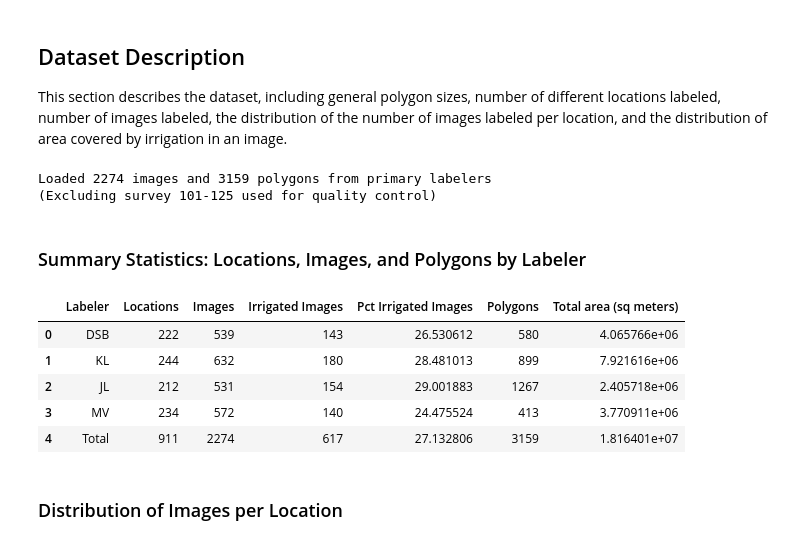
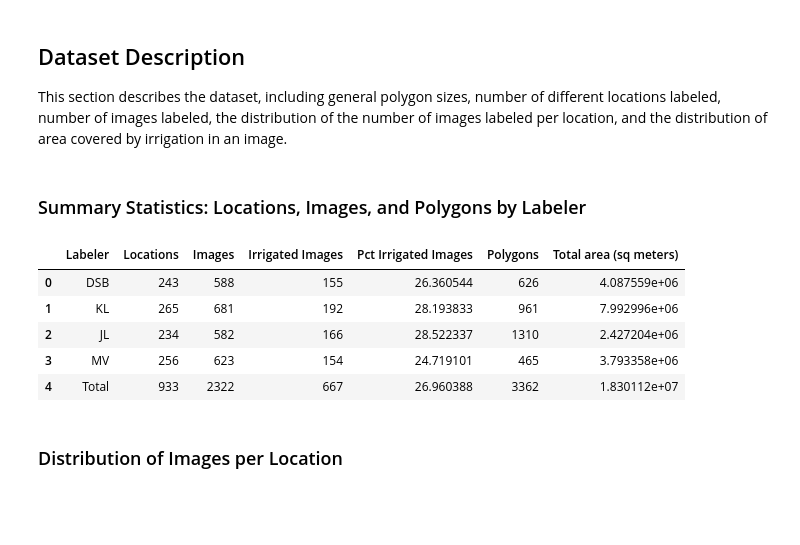
Before and after one commit to aiscend-research/smallholder-irrigation-dataset, a Jupyter notebook: notebooks/results.ipynb, the cells around one changed output. Cells and saved outputs as stored; diff of their text form; code cells hidden in the pictures; blank space fills up the shorter version.

```diff
--- a/notebooks/results.ipynb
+++ b/notebooks/results.ipynb
@@ -124,9 +126,34 @@ primary_labelers = ['DSB', 'KL', 'JL', 'MV']
 irrigation_df = irrigation_table[irrigation_table['operator_initials'].isin(primary_labelers)].copy()
 polygons_df = polygons_table[polygons_table['operator_initials'].isin(primary_labelers)].copy()
 
-# Exclude survey 101-125 which was labeled by all four labelers for quality control
-irrigation_df = irrigation_df[~irrigation_df['source_file'].str.contains('101-125', na=False)]
-polygons_df = polygons_df[~polygons_df['source_file'].str.contains('101-125', na=False)]
+# Create unique image identifier (site + date)
+irrigation_df['image_id'] = (irrigation_df['site_id'] + '_' +
+                             irrigation_df['year'].astype(str) + '-' +
+                             irrigation_df['month'].astype(str).str.zfill(2) + '-' +
+                             irrigation_df['day'].astype(str).str.zfill(2))
+polygons_df['image_id'] = (polygons_df['site_id'] + '_' +
+                           polygons_df['year'].astype(str) + '-' +
+                           polygons_df['month'].astype(str).str.zfill(2) + '-' +
+                           polygons_df['day'].astype(str).str.zfill(2))
+
+# Identify images labeled by multiple people (for reporting)
+images_per_labeler = irrigation_df.groupby('image_id')['operator_initials'].nunique()
+multi_labeled_images = images_per_labeler[images_per_labeler > 1].index
+print(f"Images labeled by multiple labelers: {len(multi_labeled_images)}")
+
+# Deduplicate: keep only one labeler's version per image
+# Priority: KL > MV > DSB > JL (based on QC results - KL had highest precision/recall)
+labeler_priority = {'KL': 1, 'MV': 2, 'DSB': 3, 'JL': 4}
+irrigation_df['labeler_priority'] = irrigation_df['operator_initials'].map(labeler_priority)
+irrigation_df = irrigation_df.sort_values('labeler_priority').drop_duplicates(subset='image_id', keep='first')
+irrigation_df = irrigation_df.drop(columns='labeler_priority')
+
+# For polygons: keep only polygons from the labeler we kept for each image
+kept_image_labelers = irrigation_df.set_index('image_id')['operator_initials'].to_dict()
+polygons_df['keep'] = polygons_df.apply(
+    lambda row: kept_image_labelers.get(row['image_id']) == row['operator_initials'], axis=1
+)
+polygons_df = polygons_df[polygons_df['keep']].drop(columns='keep')
 
 # Add irrigation category labels
 def get_irrigation_category(val):
@@ -145,15 +172,7 @@ def get_irrigation_category(val):
 
 irrigation_df['irrigation_category'] = irrigation_df['irrigation'].apply(get_irrigation_category)
 
-# Create unique image identifier
-irrigation_df['image_id'] = irrigation_df['site_id'] + '_' + irrigation_df['year'].astype(str) + '_' + irrigation_df['month'].astype(str) + '_' + irrigation_df['day'].astype(str)
-polygons_df['image_id'] = polygons_df['site_id'] + '_' + polygons_df['year'].astype(str) + '_' + polygons_df['month'].astype(str) + '_' + polygons_df['day'].astype(str)
-
-print(f"Loaded {len(irrigation_df)} images and {len(polygons_df)} polygons from primary labelers")
-print(f"(Excluding survey 101-125 used for quality control)")
+print(f"After deduplication: {len(irrigation_df)} images and {len(polygons_df)} polygons from primary labelers")
-# %% [output]
-Loaded 2274 images and 3159 polygons from primary labelers
-(Excluding survey 101-125 used for quality control)
 # %% [markdown]
 ### Summary Statistics: Locations, Images, and Polygons by Labeler
 # %%
@@ -169,39 +188,39 @@ for labeler in primary_labelers:
     n_polygons = len(labeler_polygons)
     n_irrigated_images = len(labeler_images[labeler_images['irrigation'] >= 3]) # certainty of 3 and obove is included for our dataset
     pct_irrigated = n_irrigated_images / n_images * 100 if n_images > 0 else 0
 
 
     summary_stats.append({
         'Labeler': labeler,
         'Locations': n_locations,
         'Images': n_images,
         'Irrigated Images': n_irrigated_images,
         'Pct Irrigated Images': pct_irrigated,
         'Polygons': n_polygons,
         'Total area (sq meters)': labeler_polygons['polygon_area_m2'].sum()
     })
 
 # Add total row
 total_stats = {
     'Labeler': 'Total',
     'Locations': irrigation_df['site_id'].nunique(),
-    'Images': len(irrigation_df),
+    'Images': irrigation_df['image_id'].nunique(),
     'Irrigated Images': len(irrigation_df[irrigation_df['irrigation'] >= 3]),
     'Pct Irrigated Images': len(irrigation_df[irrigation_df['irrigation'] >= 3]) / len(irrigation_df) * 100,
     'Polygons': len(polygons_df),
     'Total area (sq meters)': polygons_df['polygon_area_m2'].sum()
 }
 summary_stats.append(total_stats)
 
 summary_df = pd.DataFrame(summary_stats)
 summary_df
 # %% [output]
 |  | Labeler | Locations | Images | Irrigated Images | Pct Irrigated Images | Polygons | Total area (sq meters) |
-| 0 | DSB | 222 | 539 | 143 | 26.530612 | 580 | 4.065766e+06 |
-| 1 | KL | 244 | 632 | 180 | 28.481013 | 899 | 7.921616e+06 |
-| 2 | JL | 212 | 531 | 154 | 29.001883 | 1267 | 2.405718e+06 |
-| 3 | MV | 234 | 572 | 140 | 24.475524 | 413 | 3.770911e+06 |
-| 4 | Total | 911 | 2274 | 617 | 27.132806 | 3159 | 1.816401e+07 |
+| 0 | DSB | 243 | 588 | 155 | 26.360544 | 626 | 4.087559e+06 |
+| 1 | KL | 265 | 681 | 192 | 28.193833 | 961 | 7.992996e+06 |
+| 2 | JL | 234 | 582 | 166 | 28.522337 | 1310 | 2.427204e+06 |
+| 3 | MV | 256 | 623 | 154 | 24.719101 | 465 | 3.793358e+06 |
+| 4 | Total | 933 | 2322 | 667 | 26.960388 | 3362 | 1.830112e+07 |
 # %% [markdown]
 ### Distribution of Images per Location
 # %%
```
Also changed, not shown: parts of 20 cells of this notebook, 2 other files.
